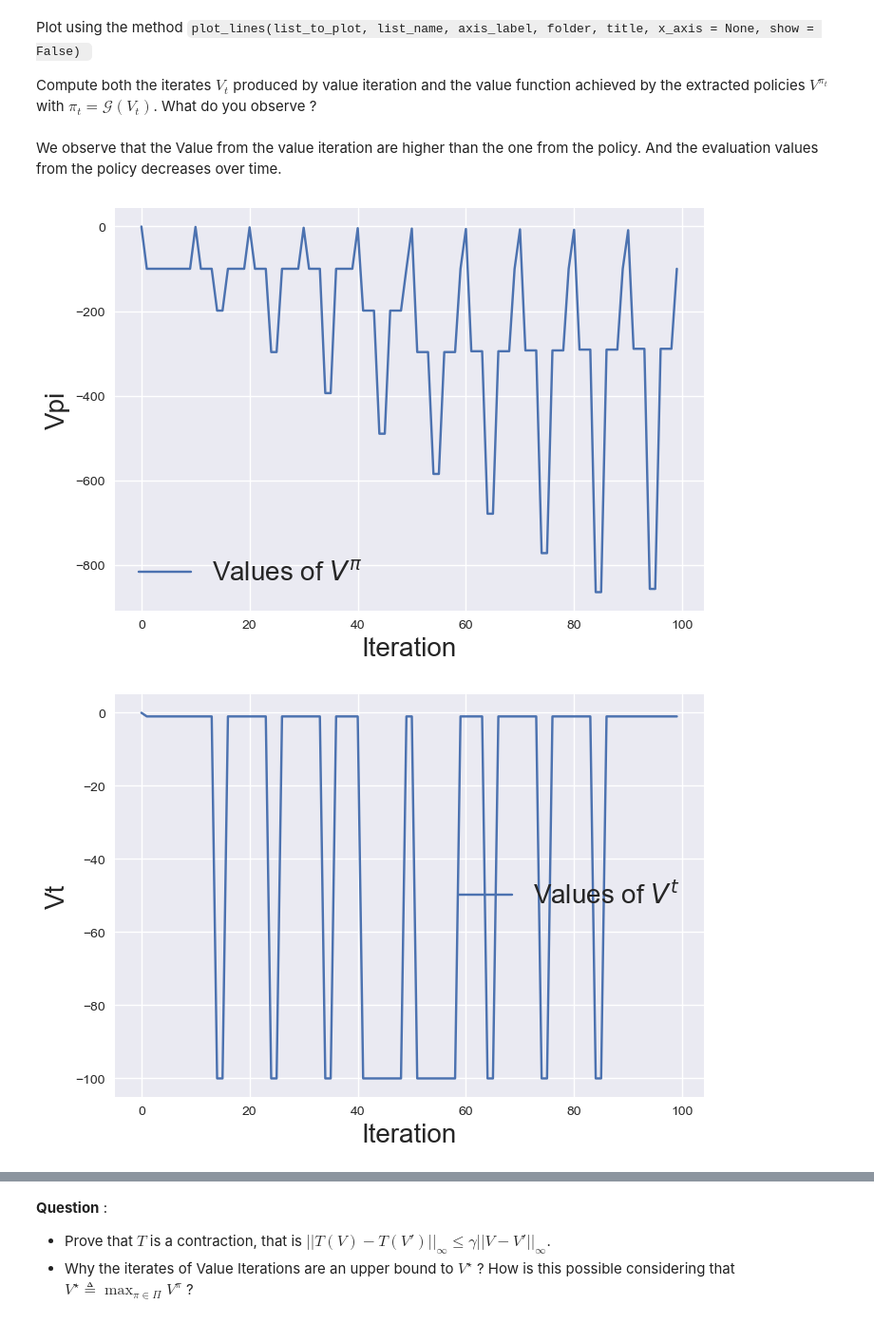
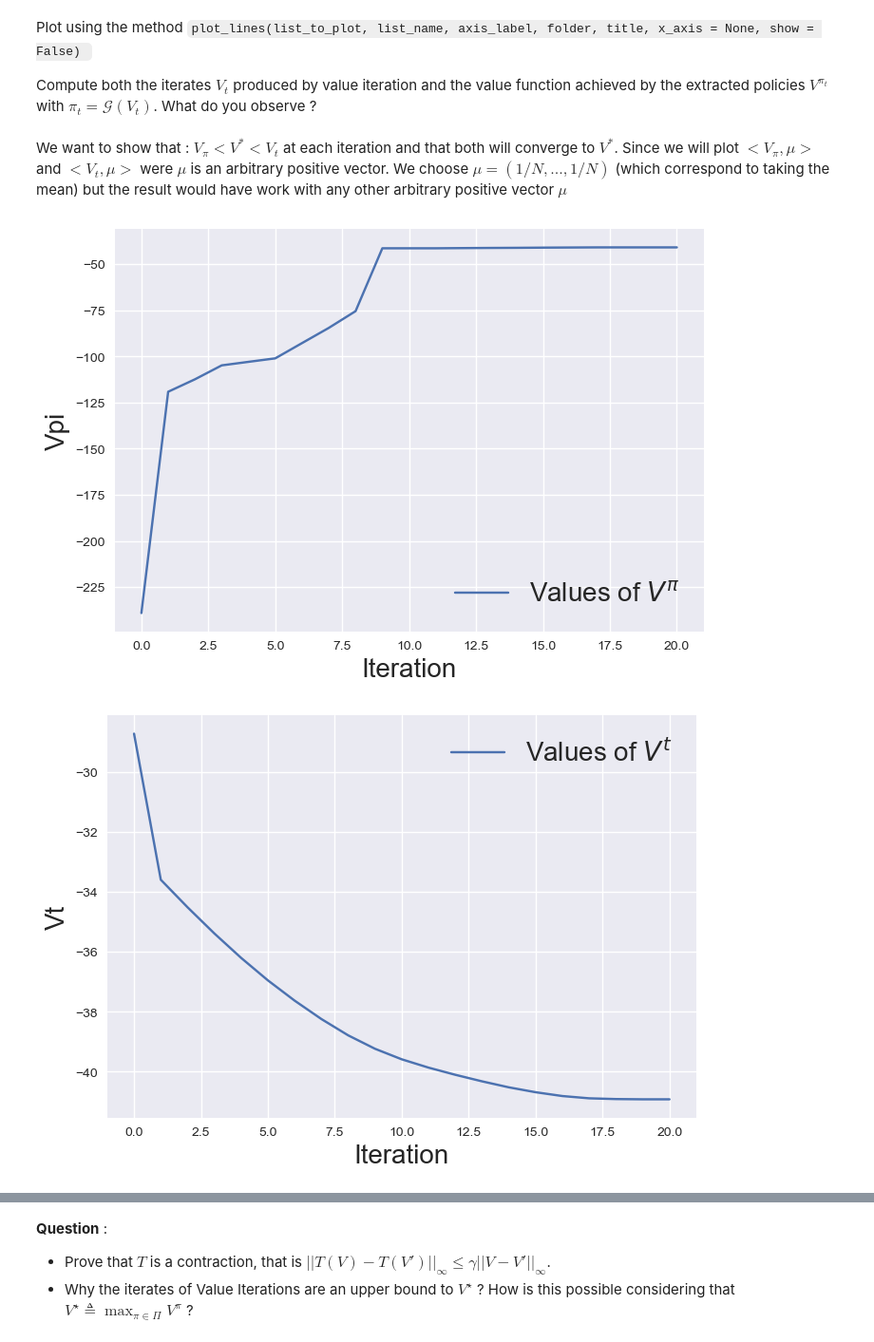
Before and after one commit to LouisH14/RL_project1, a Jupyter notebook: Assignment.ipynb, the cells around one changed output, grey strips where cells are left out. Shown at 95% size. Cells and saved outputs as stored; diff of their text form; code cells hidden in the pictures.

```diff
--- a/Assignment.ipynb
+++ b/Assignment.ipynb
@@ -194,15 +192,18 @@ KeyboardInterrupt:
 Plot using the method `plot_lines(list_to_plot, list_name, axis_label, folder, title, x_axis = None, show = False) `
 
 Compute both the iterates $V_t$ produced by value iteration and the value function achieved by the extracted policies $V^{\pi_t}$ with $\pi_t = \mathcal{G}(V_t)$. What do you observe ?
-# %% [markdown]
-We observe that the Value from the value iteration are higher than the one from the policy. And the evaluation values from the policy decreases over time.
+# %% [markdown]
+We want to show that :
+$V_{\pi} < V^* < V_t$ at each iteration and that both will converge to $V^*$.
+Since we will plot  $<V_{\pi}, \mu>$ and $<V_{t}, \mu>$ were $\mu$ is an arbitrary positive vector.
+We choose $\mu = (1/N, ..., 1/N)$ (which correspond to taking the mean) but the result would have work with any other arbitrary positive vector $\mu$
 # %%
 plot_lines(
-    values, [r"Values of $V^{\pi}$"], ["Iteration", "Vpi"], "figs", "VI.pdf", show=True
+    [np.mean(values, axis=1)], [r"Values of $V^{\pi}$"], ["Iteration", "Vpi"], "figs", "VI.pdf", show=True
 )
 # %% [output]
-[figure, old version]
+[figure, new version]
 # %%
-plot_lines(vs, [r"Values of $V^t$"], ["Iteration", "Vt"], "figs", "VI.pdf", show=True)
+plot_lines([np.mean(vs, axis=1)], [r"Values of $V^t$"], ["Iteration", "Vt"], "figs", "VI.pdf", show=True)
 # %% [output]
-[figure, old version]
+[figure, new version]
```
Also changed, not shown: parts of 11 cells of this notebook.
